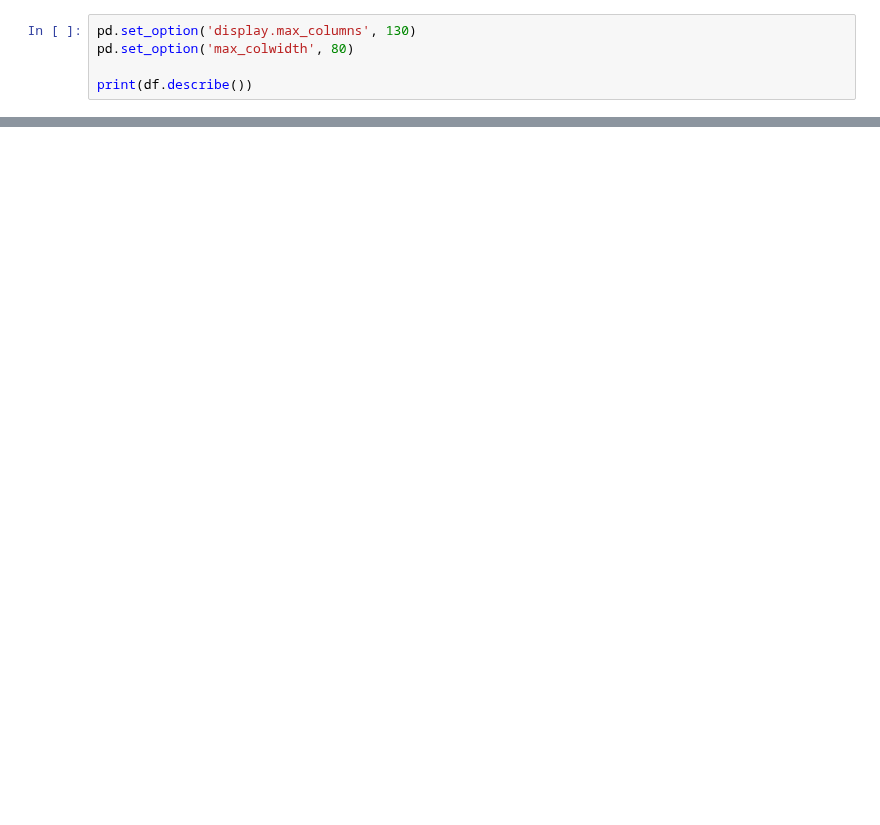
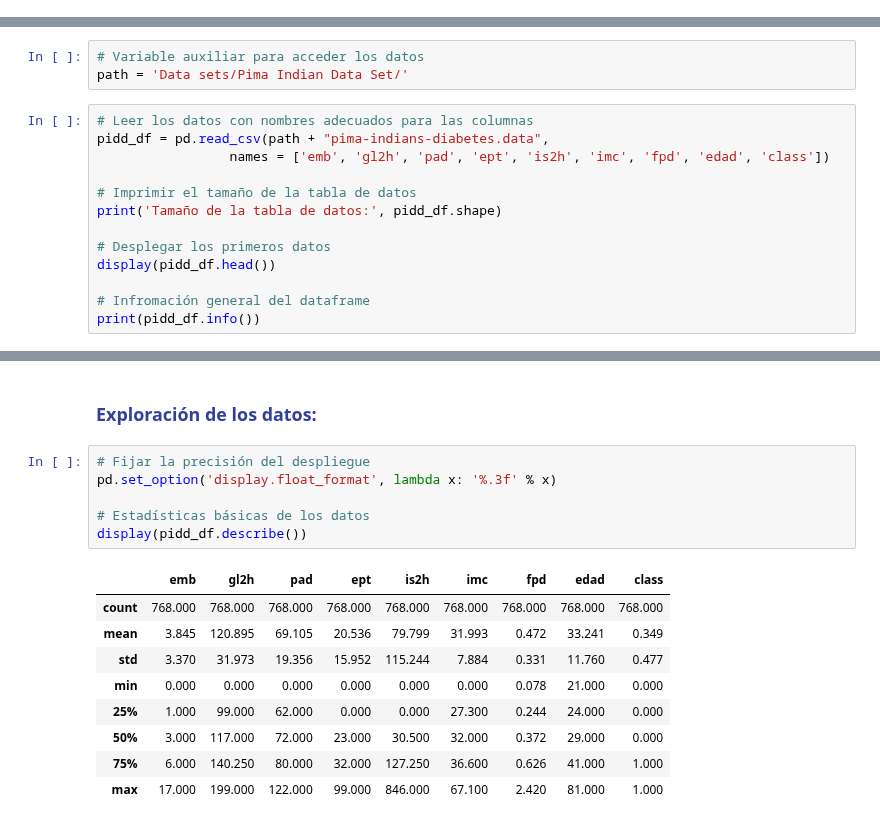
Before and after one commit to rsotoc/pattern-recognition, a Jupyter notebook: 5. Comprensión de los datos.ipynb, the cells around one changed output, grey strips where cells are left out. Drawn from its saved outputs; the diff is of its cells as text; blank space fills up the shorter version.

```diff
--- a/5. Comprensión de los datos.ipynb
+++ b/5. Comprensión de los datos.ipynb
@@ -251,5 +2,0 @@ La forma más inmediata de analizar los datos, ya cargados en un objeto Datafram
-# %%
-pd.set_option('display.max_columns', 130)
-pd.set_option('max_colwidth', 80)
-
-print(df.describe())
@@ -4737,0 +252,16 @@ Dado que los datos son generados de una encuesta con reactivos de opción múlti
+# %%
+# Variable auxiliar para acceder los datos
+path = 'Data sets/Pima Indian Data Set/'
+# %%
+# Leer los datos con nombres adecuados para las columnas
+pidd_df = pd.read_csv(path + "pima-indians-diabetes.data",
+                 names = ['emb', 'gl2h', 'pad', 'ept', 'is2h', 'imc', 'fpd', 'edad', 'class'])
+
+# Imprimir el tamaño de la tabla de datos
+print('Tamaño de la tabla de datos:', pidd_df.shape)
+
+# Desplegar los primeros datos
+display(pidd_df.head())
+
+# Infromación general del dataframe
+print(pidd_df.info())
@@ -4737,0 +338,18 @@ Dado que los datos son generados de una encuesta con reactivos de opción múlti
+# %% [markdown]
+### <span style="color:#313f9e; font-weight: bold;">Exploración de los datos:</span>
+# %%
+# Fijar la precisión del despliegue
+pd.set_option('display.float_format', lambda x: '%.3f' % x)
+
+# Estadísticas básicas de los datos
+display(pidd_df.describe())
+# %% [output]
+|  | emb | gl2h | pad | ept | is2h | imc | fpd | edad | class |
+| count | 768.000 | 768.000 | 768.000 | 768.000 | 768.000 | 768.000 | 768.000 | 768.000 | 768.000 |
+| mean | 3.845 | 120.895 | 69.105 | 20.536 | 79.799 | 31.993 | 0.472 | 33.241 | 0.349 |
+| std | 3.370 | 31.973 | 19.356 | 15.952 | 115.244 | 7.884 | 0.331 | 11.760 | 0.477 |
+| min | 0.000 | 0.000 | 0.000 | 0.000 | 0.000 | 0.000 | 0.078 | 21.000 | 0.000 |
+| 25% | 1.000 | 99.000 | 62.000 | 0.000 | 0.000 | 27.300 | 0.244 | 24.000 | 0.000 |
+| 50% | 3.000 | 117.000 | 72.000 | 23.000 | 30.500 | 32.000 | 0.372 | 29.000 | 0.000 |
+| 75% | 6.000 | 140.250 | 80.000 | 32.000 | 127.250 | 36.600 | 0.626 | 41.000 | 1.000 |
+| max | 17.000 | 199.000 | 122.000 | 99.000 | 846.000 | 67.100 | 2.420 | 81.000 | 1.000 |
```
Also changed, not shown: parts of 256 cells of this notebook, 5 other files.
